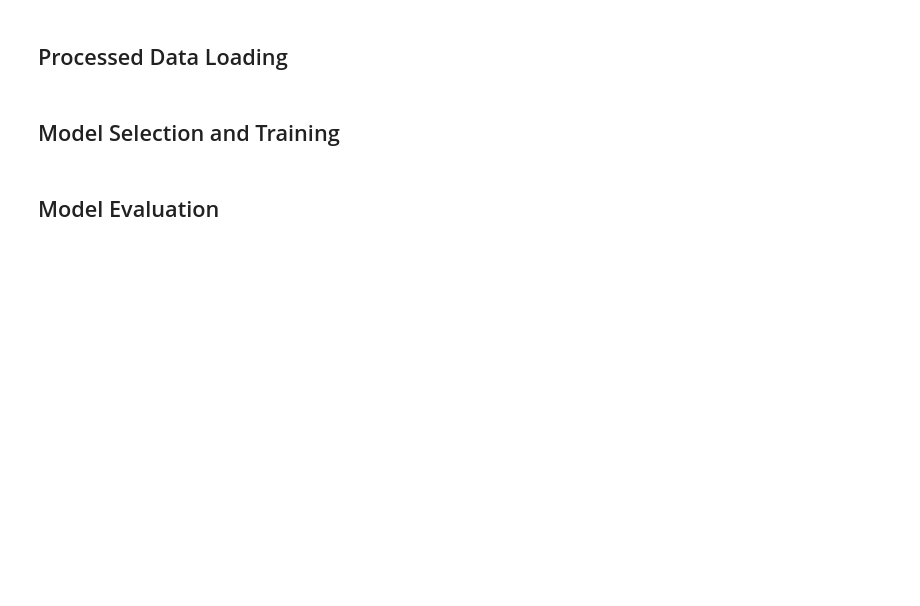
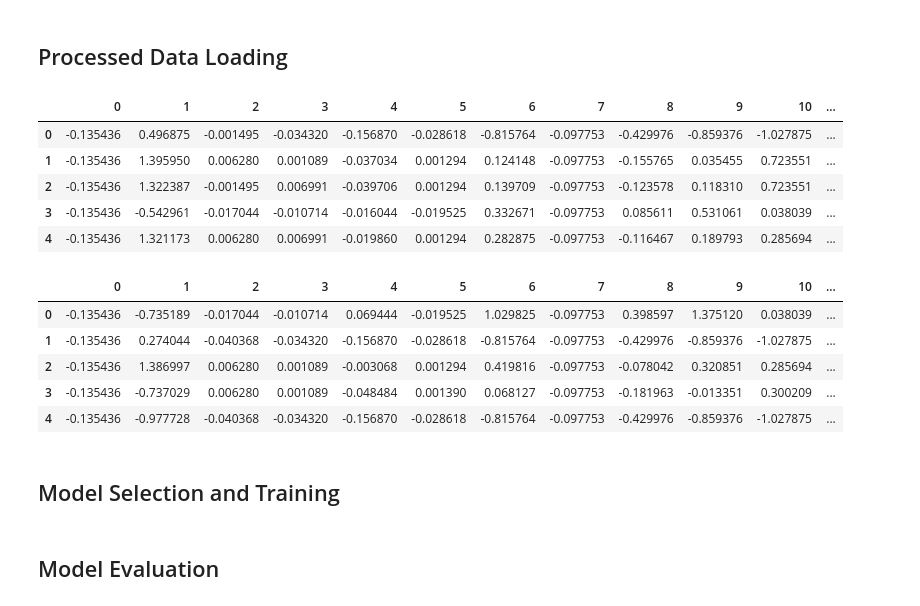
Before and after one commit to jackdmulvihill/COMP-379-Final-Project, a Jupyter notebook: FinalProject.ipynb, the cells around one changed output. Drawn from its saved outputs; the diff is of its cells as text; code cells hidden in the pictures; blank space fills up the shorter version.

Commit message:
Data Loading Done And Added Comments

```diff
--- a/FinalProject.ipynb
+++ b/FinalProject.ipynb
@@ -452,5 +454,29 @@ display(temp)
 # %% [markdown]
 ## Processed Data Loading
+# %%
+# Save the standardized training and test datasets to new CSV files
+pd.DataFrame(X_train).to_csv('X_train.csv', index=False)
+pd.DataFrame(X_test).to_csv('X_test.csv', index=False)
+pd.DataFrame(y_train).to_csv('y_train.csv', index=False)
+pd.DataFrame(y_test).to_csv('y_test.csv', index=False)
+
+# Display the first few rows of the standardized training data to confirm the transformations were successful
+display(pd.DataFrame(X_train).head())
+# Display the first few rows of the standardized test data to confirm the transformations were successful
+display(pd.DataFrame(X_test).head())
+# %% [output]
+|  | 0 | 1 | 2 | 3 | 4 | 5 | 6 | 7 | 8 | 9 | 10 | ... |
+| 0 | -0.135436 | 0.496875 | -0.001495 | -0.034320 | -0.156870 | -0.028618 | -0.815764 | -0.097753 | -0.429976 | -0.859376 | -1.027875 | ... |
+| 1 | -0.135436 | 1.395950 | 0.006280 | 0.001089 | -0.037034 | 0.001294 | 0.124148 | -0.097753 | -0.155765 | 0.035455 | 0.723551 | ... |
+| 2 | -0.135436 | 1.322387 | -0.001495 | 0.006991 | -0.039706 | 0.001294 | 0.139709 | -0.097753 | -0.123578 | 0.118310 | 0.723551 | ... |
+| 3 | -0.135436 | -0.542961 | -0.017044 | -0.010714 | -0.016044 | -0.019525 | 0.332671 | -0.097753 | 0.085611 | 0.531061 | 0.038039 | ... |
+| 4 | -0.135436 | 1.321173 | 0.006280 | 0.006991 | -0.019860 | 0.001294 | 0.282875 | -0.097753 | -0.116467 | 0.189793 | 0.285694 | ... |
+|  | 0 | 1 | 2 | 3 | 4 | 5 | 6 | 7 | 8 | 9 | 10 | ... |
+| 0 | -0.135436 | -0.735189 | -0.017044 | -0.010714 | 0.069444 | -0.019525 | 1.029825 | -0.097753 | 0.398597 | 1.375120 | 0.038039 | ... |
+| 1 | -0.135436 | 0.274044 | -0.040368 | -0.034320 | -0.156870 | -0.028618 | -0.815764 | -0.097753 | -0.429976 | -0.859376 | -1.027875 | ... |
+| 2 | -0.135436 | 1.386997 | 0.006280 | 0.001089 | -0.003068 | 0.001294 | 0.419816 | -0.097753 | -0.078042 | 0.320851 | 0.285694 | ... |
+| 3 | -0.135436 | -0.737029 | 0.006280 | 0.001089 | -0.048484 | 0.001390 | 0.068127 | -0.097753 | -0.181963 | -0.013351 | 0.300209 | ... |
+| 4 | -0.135436 | -0.977728 | -0.040368 | -0.034320 | -0.156870 | -0.028618 | -0.815764 | -0.097753 | -0.429976 | -0.859376 | -1.027875 | ... |
 # %% [markdown]
 ## Model Selection and Training
 # %% [markdown]
```
Also changed, not shown: parts of 11 cells of this notebook, 5 other files.
